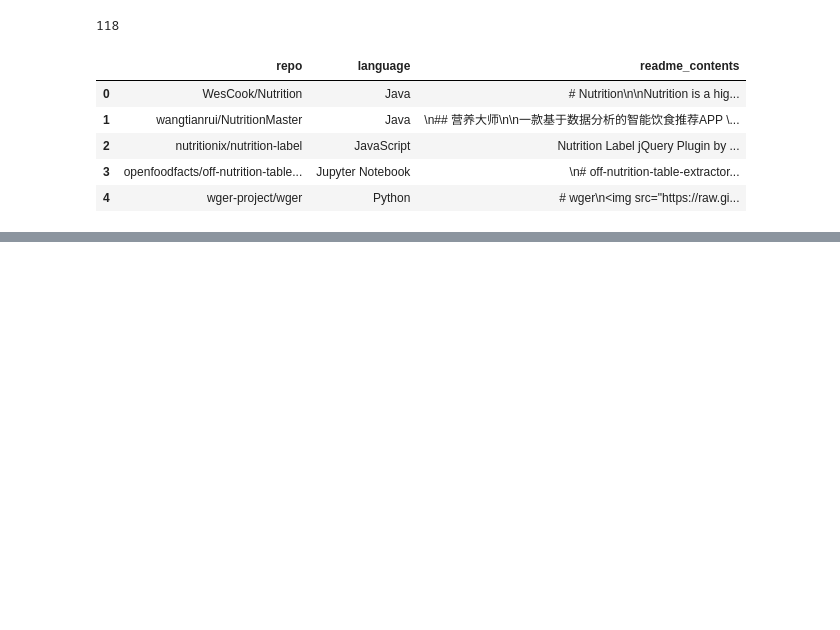
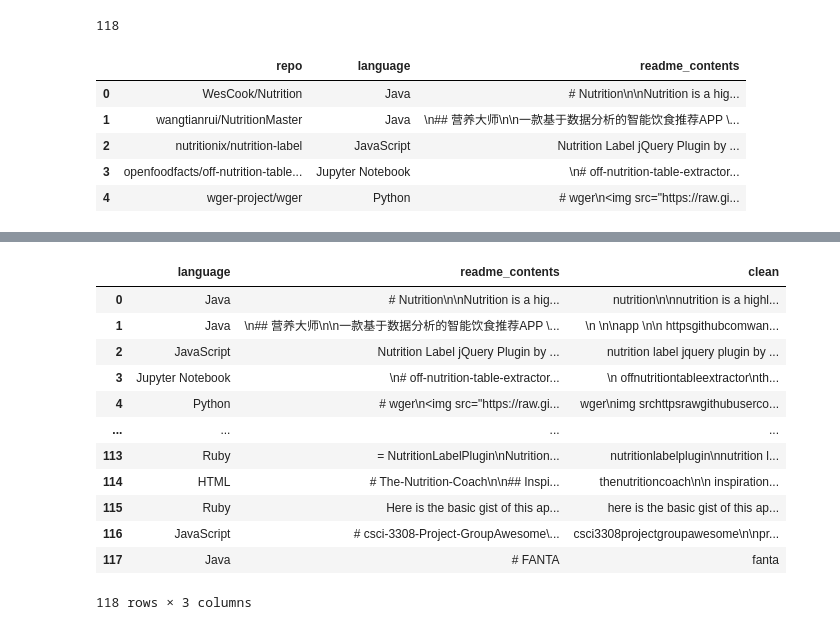
Before and after one commit to Christian-Kristine-Kan-Scott/nlp_project, a Jupyter notebook: prepare.ipynb, the cells around one changed output, grey strips where cells are left out. Cells and saved outputs as stored; diff of their text form; code cells hidden in the pictures; blank space fills up the shorter version.

```diff
--- a/prepare.ipynb
+++ b/prepare.ipynb
@@ -50,3 +50,6 @@ a.head()
 | 2 | nutritionix/nutrition-label | JavaScript | Nutrition Label jQuery Plugin by ... |
 | 3 | openfoodfacts/off-nutrition-table... | Jupyter Notebook | \n# off-nutrition-table-extractor... |
 | 4 | wger-project/wger | Python | ﻿# wger\n<img src="https://raw.gi... |
+# %%
+a.drop(axis=1, columns="repo", inplace=True)
+a.head()
@@ -52,0 +68,17 @@ a.head()
+# %%
+nutrition_repos["clean"] = nutrition_repos["readme_contents"].apply(p.basic_clean)
+nutrition_repos
+# %% [output]
+|  | language | readme_contents | clean |
+| 0 | Java | # Nutrition\n\nNutrition is a hig... | nutrition\n\nnutrition is a highl... |
+| 1 | Java | \n## 营养大师\n\n一款基于数据分析的智能饮食推荐APP \... | \n \n\napp \n\n httpsgithubcomwan... |
+| 2 | JavaScript | Nutrition Label jQuery Plugin by ... | nutrition label jquery plugin by ... |
+| 3 | Jupyter Notebook | \n# off-nutrition-table-extractor... | \n offnutritiontableextractor\nth... |
+| 4 | Python | ﻿# wger\n<img src="https://raw.gi... | wger\nimg srchttpsrawgithubuserco... |
+| ... | ... | ... | ... |
+| 113 | Ruby | = NutritionLabelPlugin\nNutrition... | nutritionlabelplugin\nnutrition l... |
+| 114 | HTML | # The-Nutrition-Coach\n\n## Inspi... | thenutritioncoach\n\n inspiration... |
+| 115 | Ruby | Here is the basic gist of this ap... | here is the basic gist of this ap... |
+| 116 | JavaScript | # csci-3308-Project-GroupAwesome\... | csci3308projectgroupawesome\n\npr... |
+| 117 | Java | # FANTA | fanta |
+118 rows × 3 columns
```
Also changed, not shown: parts of 8 cells of this notebook, 1 other file.
